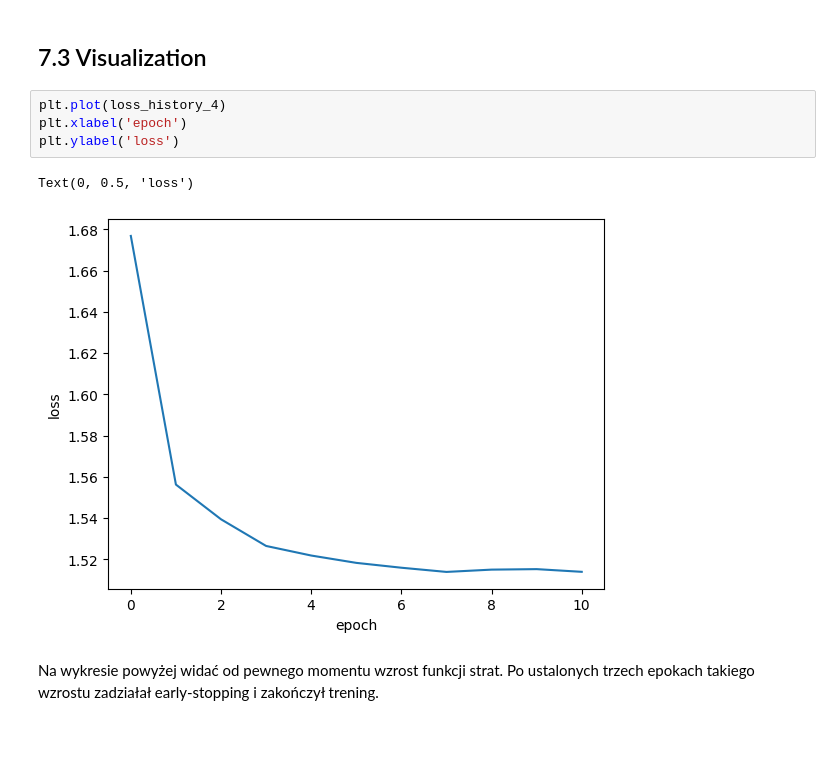
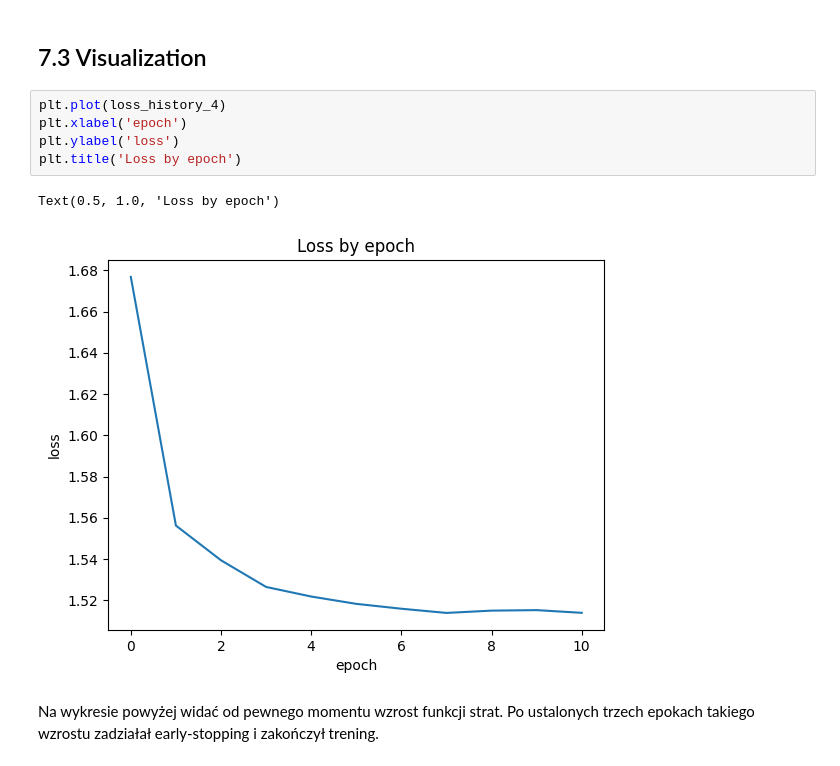
Before and after one commit to Looczky/MNIST_fcnn, a Jupyter notebook: project.ipynb, the cells around one changed output. Saved outputs shown, nothing was run; the diff lists cells and outputs as text; blank space fills up the shorter version.

```diff
--- a/project.ipynb
+++ b/project.ipynb
@@ -451,10 +450,11 @@ Accuracy: 0.954
 # %%
 plt.plot(loss_history_4)
 plt.xlabel('epoch')
 plt.ylabel('loss')
+plt.title('Loss by epoch')
 # %% [output]
-Text(0, 0.5, 'loss')
+Text(0.5, 1.0, 'Loss by epoch')
-[figure, old version]
+[figure, new version]
 # %% [markdown]
 Na wykresie powyżej widać od pewnego momentu wzrost funkcji strat. Po ustalonych trzech epokach takiego wzrostu zadziałał early-stopping i zakończył trening.
 # %% [markdown]
```
Also changed, not shown: parts of 2 cells of this notebook.
